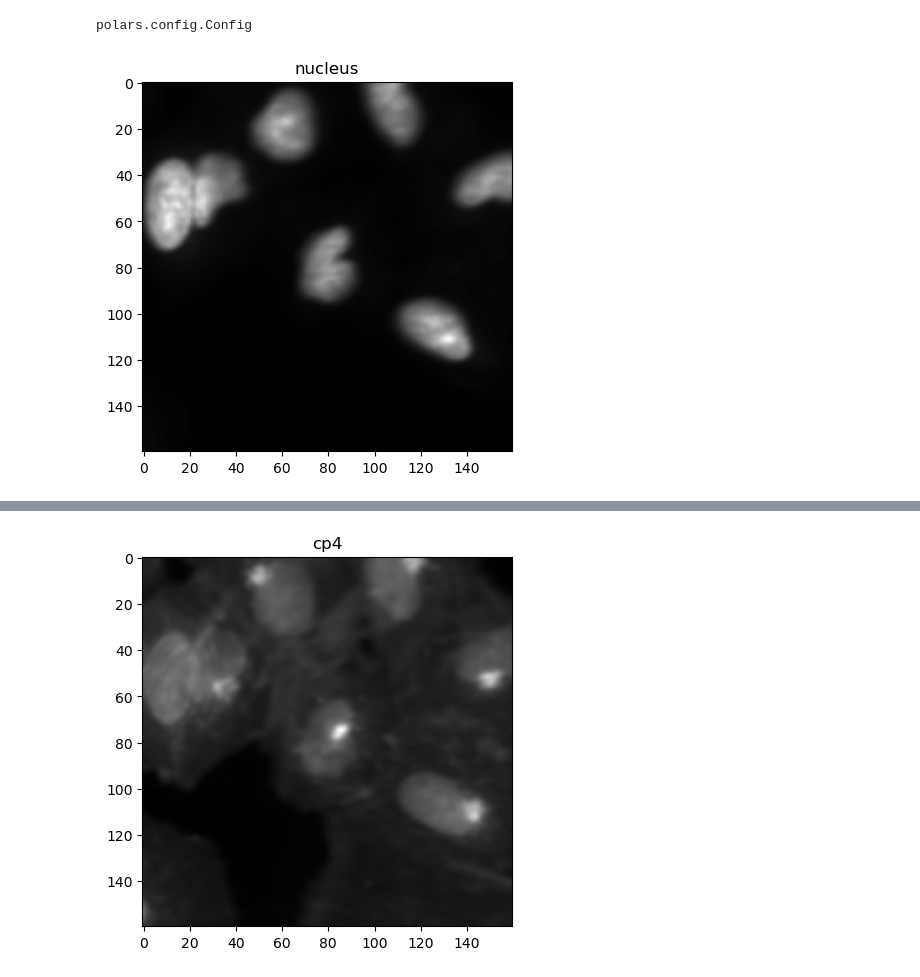
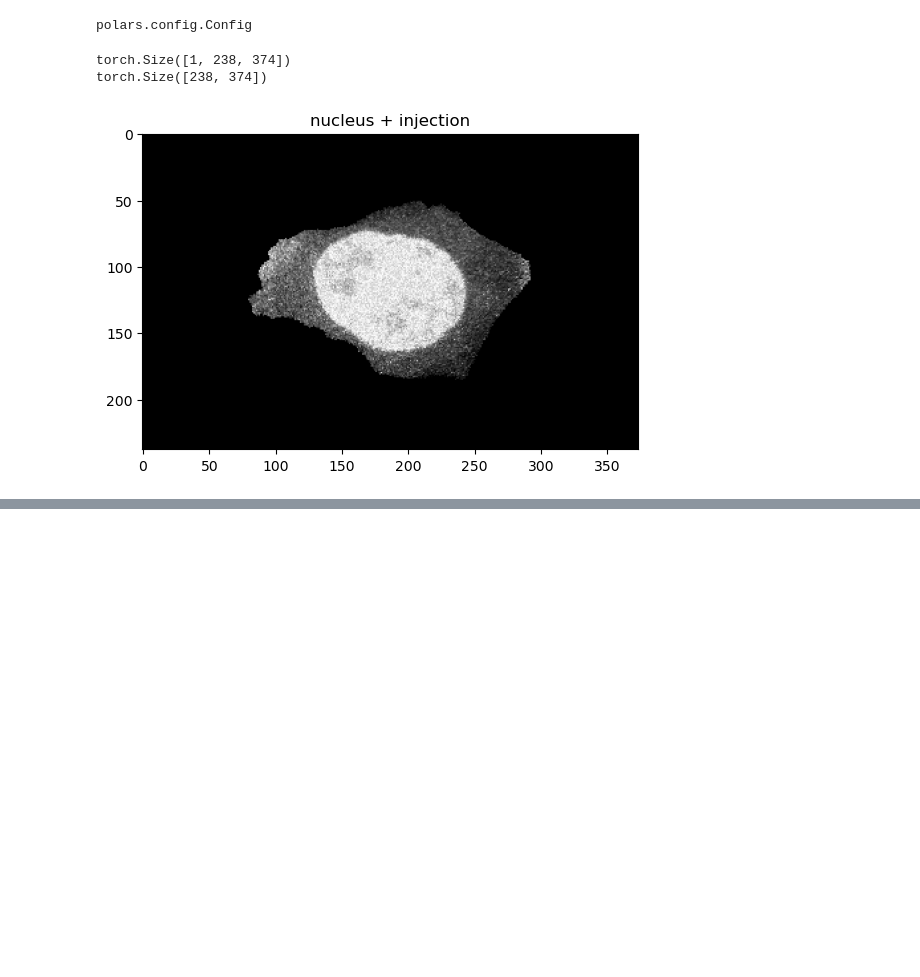
Before and after one commit to CaicedoLab/FoundationModelBenchmarks, a Jupyter notebook: morphem/models/view.ipynb, the cells around one changed output, grey strips where cells are left out. Drawn from its saved outputs; the diff is of its cells as text; code cells hidden in the pictures; blank space fills up the shorter version.

```diff
--- a/morphem/models/view.ipynb
+++ b/morphem/models/view.ipynb
@@ -20,13 +23,84 @@ polars.config.Config
 pics = ZipFile(os.path.expanduser('~/scr/CHAMMI/chammi_train.zip'))
 # %%
 df = pl.read_csv(pathy)
-images = list(df.filter(pl.col('storage.path').str.contains('/CP/')).group_by('imaging.multi_channel_id'))
+images = list(df.filter(pl.col('storage.path').str.contains('/Allen/')).group_by('imaging.multi_channel_id'))
 # %%
-for row in images[3][1].iter_rows(named=True):
+class NoiseInjection(nn.Module):
+    def __init__(self, low=200, high=255):
+        super().__init__()
+        self.low = low
+        self.high = high
+
+    def forward(self, x: torch.Tensor) -> torch.Tensor:
+        noise = torch.empty_like(x.to(torch.float32)).uniform_(self.low, self.high)
+        return torch.where(x == 255, noise, x)
+
+class SaturationNoiseInjector(nn.Module):
+    def __init__(self, low=200, high=255):
+        """
+        Initialize the SaturationNoiseInjector module.
+
+        Parameters:
+            low (int): Lower bound for uniform noise values.
+            high (int): Upper bound for uniform noise values.
+        """
+        super().__init__()
+        self.low = low
+        self.high = high
+
+    def forward(self, x: torch.Tensor) -> torch.Tensor:
+        """
+        Apply high-intensity noise injection to saturated pixels in a single-channel image.
+        The function expects the input tensor to have the shape (1, H, W) with pixel intensities in the 0-255 range.
+
+        Process:
+          - Convert the input tensor to float32.
+          - Generate noise drawn uniformly from [low, high] for each pixel.
+          - Create a mask for saturated pixels (where the pixel value equals 255).
+          - Zero-out saturated pixels and add the masked noise.
+
+        Parameters:
+            x (torch.Tensor): Input tensor of shape (1, H, W).
+
+        Returns:
+            torch.Tensor: The processed tensor with noise injected.
+        """
+        # Ensure input is in floating point for correct arithmetic
+        x = x.to(torch.float32)
+        # Since x has one channel, extract the channel as a 2D tensor (H, W)
+        channel = x[0]
+
+        # Generate noise with values uniformly drawn between self.low and self.high
+        noise = torch.empty_like(channel).uniform_(self.low, self.high)
+        # Create a mask of pixels that are saturated (value == 255)
+        mask = (channel == 255).float()
+
+        # Apply the mask to the noise to affect only the saturated pixels
+        noise_masked = noise * mask
+
+        # Remove the saturated pixels by setting them to zero
+        channel[channel == 255] = 0
+
+        # Add the masked noise to the channel
+        channel = channel + noise_masked
+
+        # Update the tensor with the modified channel
+        x[0] = channel
+
+        return x
+
+inject = SaturationNoiseInjector()
+# inject = NoiseInjection()
+for row in images[4][1].iter_rows(named=True):
     pic = pics.read(row['storage.path'])
     np_pic = skimage.io.imread(BytesIO(pic))
+    torch_pic = torch.from_numpy(np_pic).unsqueeze(0)
+    # print(torch_pic.shape)
+    np_pic = inject(torch_pic.to(torch.uint8)).squeeze().numpy()
     plt.imshow(np_pic, cmap='grey')
-    plt.title(row['imaging.channel_type'])
+    plt.title(row['imaging.channel_type'] + " + injection")
     plt.show()
 # %% [output]
+torch.Size([1, 238, 374])
+torch.Size([238, 374])
-[figure, old version]
+[figure, new version]
@@ -35 +112,0 @@ for row in images[3][1].iter_rows(named=True):
-[figure, removed]
```
Also changed, not shown: parts of 2 cells of this notebook, 35 other files.
